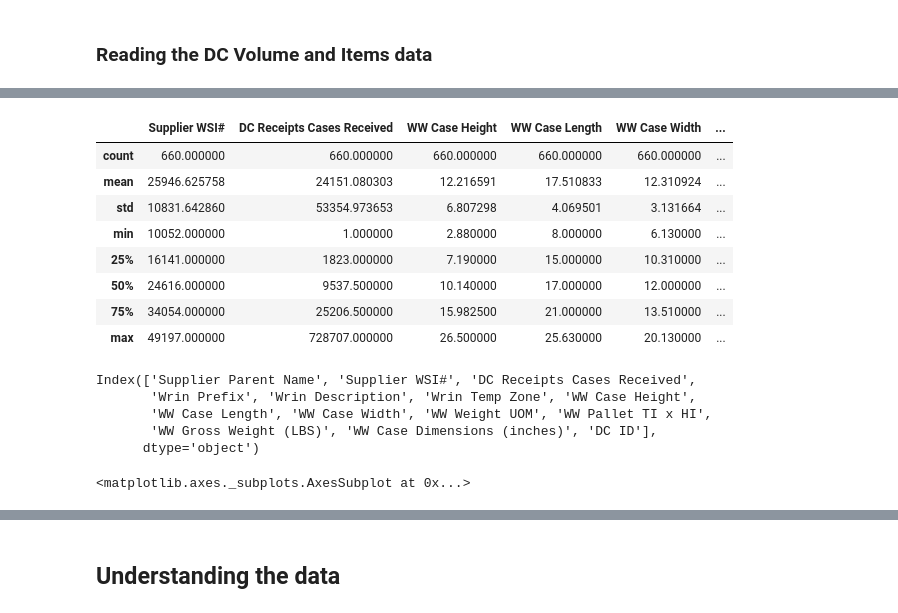
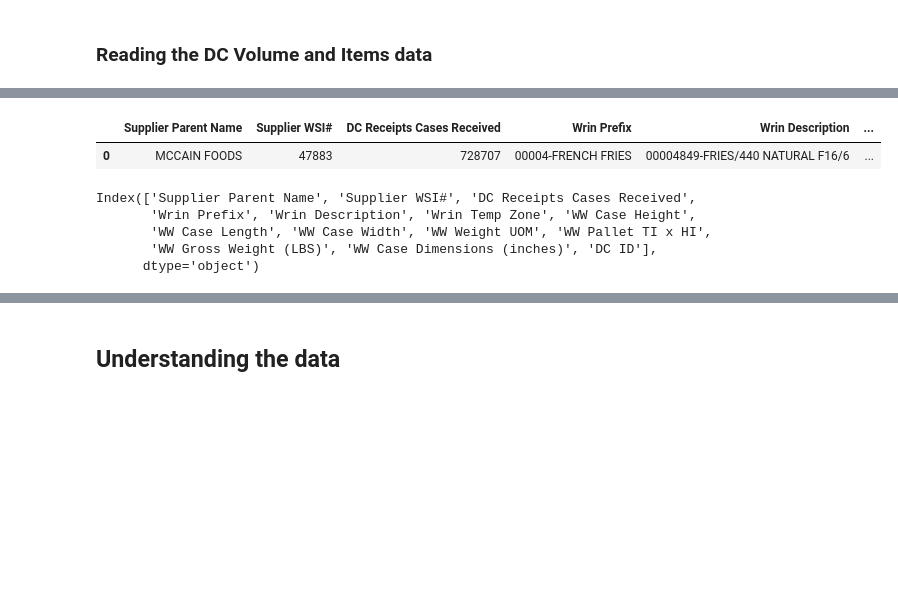
Before and after one commit to ChesterHsieh/RD_HAVI, a Jupyter notebook: Random_Oct4.ipynb, the cells around one changed output, grey strips where cells are left out. Cells and saved outputs as stored; diff of their text form; code cells hidden in the pictures; blank space fills up the shorter version.

```diff
--- a/Random_Oct4.ipynb
+++ b/Random_Oct4.ipynb
@@ -17,24 +26,13 @@ items = pd.read_excel(loca_path+"START HERE_DC Volumes with Case Attributes.xlsx
+# %%
+DC_Volume.head(1)
+# %% [output]
+|  | Supplier Parent Name | Supplier WSI# | DC Receipts Cases Received | Wrin Prefix | Wrin Description | ... |
+| 0 | MCCAIN FOODS | 47883 | 728707 | 00004-FRENCH FRIES | 00004849-FRIES/440 NATURAL F16/6 | ... |
 # %%
-DC_Volume.describe()
+DC_Volume.columns
 # %% [output]
-|  | Supplier WSI# | DC Receipts Cases Received | WW Case Height | WW Case Length | WW Case Width | ... |
-| count | 660.000000 | 660.000000 | 660.000000 | 660.000000 | 660.000000 | ... |
-| mean | 25946.625758 | 24151.080303 | 12.216591 | 17.510833 | 12.310924 | ... |
-| std | 10831.642860 | 53354.973653 | 6.807298 | 4.069501 | 3.131664 | ... |
-| min | 10052.000000 | 1.000000 | 2.880000 | 8.000000 | 6.130000 | ... |
-| 25% | 16141.000000 | 1823.000000 | 7.190000 | 15.000000 | 10.310000 | ... |
-| 50% | 24616.000000 | 9537.500000 | 10.140000 | 17.000000 | 12.000000 | ... |
-| 75% | 34054.000000 | 25206.500000 | 15.982500 | 21.000000 | 13.510000 | ... |
-| max | 49197.000000 | 728707.000000 | 26.500000 | 25.630000 | 20.130000 | ... |
+Index(['Supplier Parent Name', 'Supplier WSI#', 'DC Receipts Cases Received',
+       'Wrin Prefix', 'Wrin Description', 'Wrin Temp Zone', 'WW Case Height',
+       'WW Case Length', 'WW Case Width', 'WW Weight UOM', 'WW Pallet TI x HI',
+       'WW Gross Weight (LBS)', 'WW Case Dimensions (inches)', 'DC ID'],
+      dtype='object')
-# %%
-DC_Volume.b
-# %% [output]
-Index(['Supplier Parent Name', 'Supplier WSI#', 'DC Receipts Cases Received',
-       'Wrin Prefix', 'Wrin Description', 'Wrin Temp Zone', 'WW Case Height',
-       'WW Case Length', 'WW Case Width', 'WW Weight UOM', 'WW Pallet TI x HI',
-       'WW Gross Weight (LBS)', 'WW Case Dimensions (inches)', 'DC ID'],
-      dtype='object')
-# %%
-DC_Volume['WW Case Length'].hist()
-# %% [output]
-<matplotlib.axes._subplots.AxesSubplot at 0x...>
```
Also changed, not shown: parts of 7 cells of this notebook.
